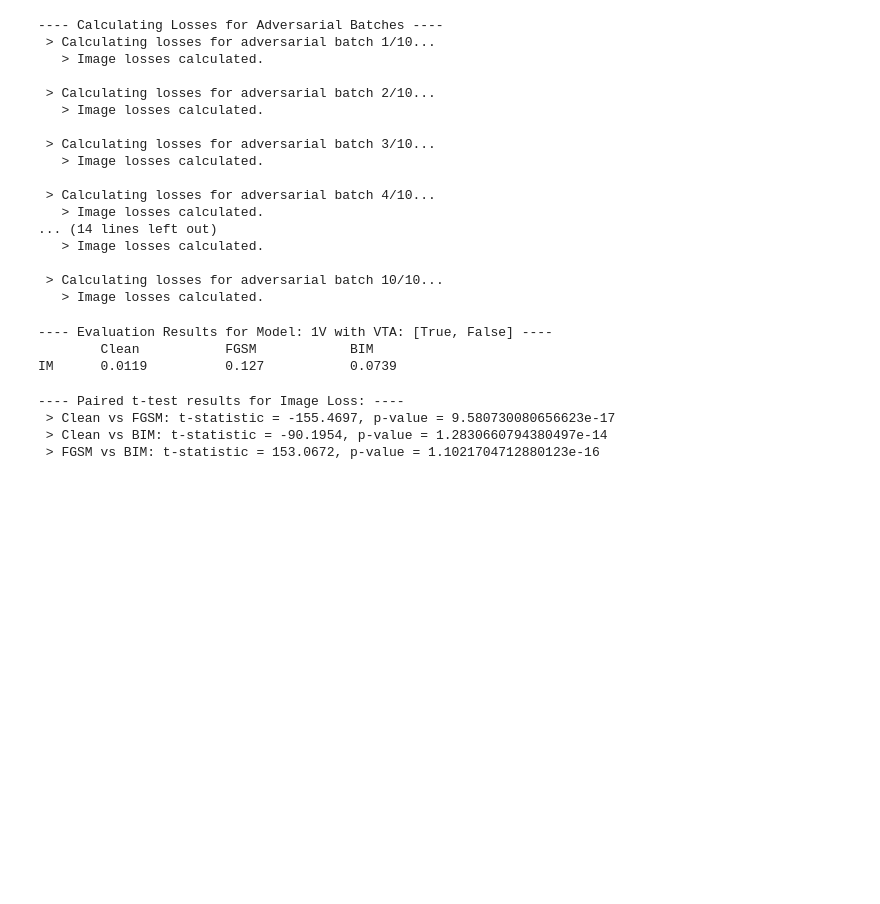
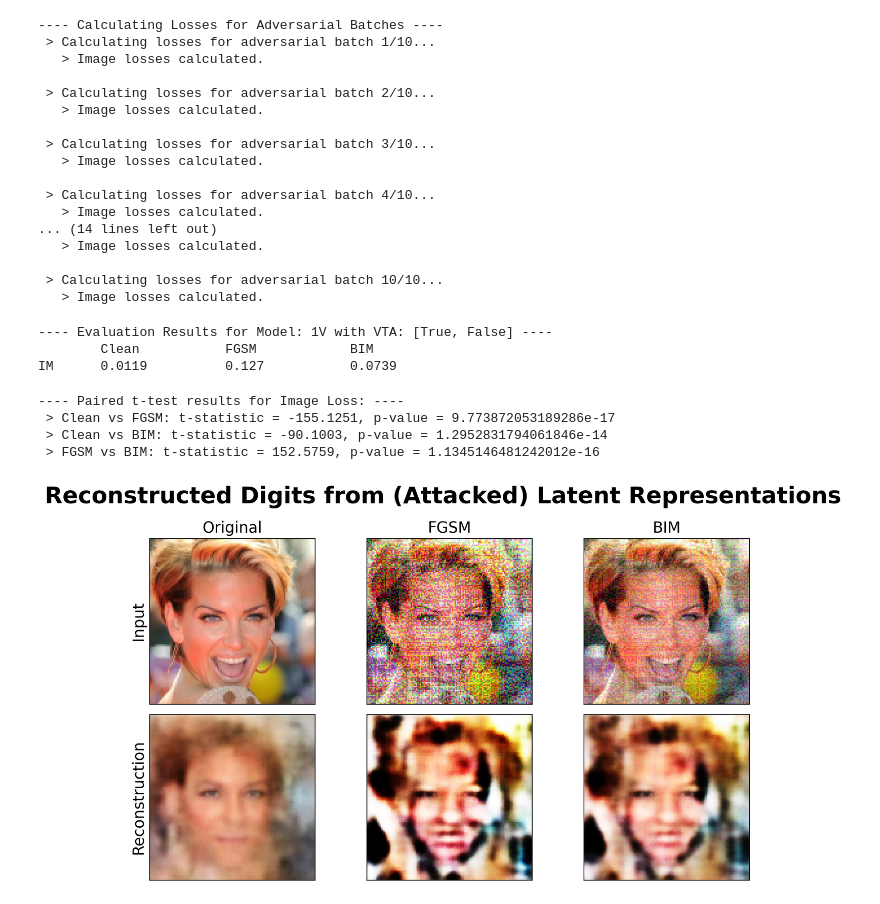
Before and after one commit to ClarysseArthur/VUB-MT-Development, a Jupyter notebook: Models/GenRKM-MMCelebHQ-V3/Attack-A.ipynb, the cells around one changed output. Cells and saved outputs as stored; diff of their text form; code cells hidden in the pictures; blank space fills up the shorter version.

```diff
--- a/Models/GenRKM-MMCelebHQ-V3/Attack-A.ipynb
+++ b/Models/GenRKM-MMCelebHQ-V3/Attack-A.ipynb
@@ -362,7 +362,7 @@ for i in range(i_val):
         adv_batch_fgsm_I, adv_batch_fgsm_S, _, _ = attack.create_adversarial_batch_fgsm(batch_im, batch_sk, batch_la, epsilon=epsilon)
         print(f'   > FGSM adversarial batch created.')
 
-        adv_batch_bim_I, adv_batch_bim_S, _, _ = attack.create_adversarial_batch_bim(batch_im, batch_sk, batch_la, epsilon=epsilon, alpha=0.1, num_iterations=10)
+        adv_batch_bim_I, adv_batch_bim_S, _, _ = attack.create_adversarial_batch_bim(batch_im, batch_sk, batch_la, epsilon=epsilon, alpha=0.1, num_iterations=20)
         print(f'   > BIM adversarial batch created.\n')
 
         adv_batches_fgsm_I.append(adv_batch_fgsm_I.cpu())
@@ -374,7 +374,7 @@ for i in range(i_val):
         adv_batch_fgsm_I, _ = attack.create_adversarial_batch_fgsm(batch_im, batch_sk, batch_la, epsilon=epsilon)
         print(f'   > FGSM adversarial batch created.')
 
-        adv_batch_bim_I, _ = attack.create_adversarial_batch_bim(batch_im, batch_sk, batch_la, epsilon=epsilon, alpha=0.1, num_iterations=10)
+        adv_batch_bim_I, _ = attack.create_adversarial_batch_bim(batch_im, batch_sk, batch_la, epsilon=epsilon, alpha=0.1, num_iterations=20)
         print(f'   > BIM adversarial batch created.\n')
 
         adv_batches_fgsm_I.append(adv_batch_fgsm_I.cpu())
@@ -384,7 +384,7 @@ for i in range(i_val):
         adv_batch_fgsm_S, _ = attack.create_adversarial_batch_fgsm(batch_im, batch_sk, batch_la, epsilon=epsilon)
         print(f'   > FGSM adversarial batch created.')
 
-        adv_batch_bim_S, _, = attack.create_adversarial_batch_bim(batch_im, batch_sk, batch_la, epsilon=epsilon, alpha=0.1, num_iterations=10)
+        adv_batch_bim_S, _, = attack.create_adversarial_batch_bim(batch_im, batch_sk, batch_la, epsilon=epsilon, alpha=0.1, num_iterations=20)
         print(f'   > BIM adversarial batch created.\n')
 
         adv_batches_fgsm_S.append(adv_batch_fgsm_S.cpu())
@@ -394,7 +394,7 @@ for i in range(i_val):
         adv_batch_fgsm_I, _ = attack.create_adversarial_batch_fgsm(batch_im, batch_sk, batch_la, epsilon=epsilon)
         print(f'   > FGSM adversarial batch created.')
 
-        adv_batch_bim_I, _ = attack.create_adversarial_batch_bim(batch_im, batch_sk, batch_la, epsilon=epsilon, alpha=0.1, num_iterations=10)
+        adv_batch_bim_I, _ = attack.create_adversarial_batch_bim(batch_im, batch_sk, batch_la, epsilon=epsilon, alpha=0.1, num_iterations=20)
         print(f'   > BIM adversarial batch created.\n')
 
         adv_batches_fgsm_I.append(adv_batch_fgsm_I.cpu())
@@ -654,9 +654,9 @@ print(f' > Clean vs BIM: t-statistic = {C_B_im_test.statistic:.4f}, p-value = {C
 print(f' > FGSM vs BIM: t-statistic = {F_B_im_test.statistic:.4f}, p-value = {F_B_im_test.pvalue}')
 # %% [output]
 ---- Paired t-test results for Image Loss: ----
- > Clean vs FGSM: t-statistic = -155.4697, p-value = 9.580730080656623e-17
- > Clean vs BIM: t-statistic = -90.1954, p-value = 1.2830660794380497e-14
- > FGSM vs BIM: t-statistic = 153.0672, p-value = 1.1021704712880123e-16
+ > Clean vs FGSM: t-statistic = -155.1251, p-value = 9.773872053189286e-17
+ > Clean vs BIM: t-statistic = -90.1003, p-value = 1.2952831794061846e-14
+ > FGSM vs BIM: t-statistic = 152.5759, p-value = 1.1345146481242012e-16
 # %%
 # # Save the losses to a CSV file
 # results_df = pd.DataFrame({
@@ -683,3 +683,36 @@ print(f' > FGSM vs BIM: t-statistic = {F_B_im_test.statistic:.4f}, p-value = {F_
 #     results_df.to_csv(results_file, mode='a', header=False, index=False)
 # else:
 #     results_df.to_csv(results_file, index=False)
+# %%
+fig, axes = plt.subplots(2, 3, figsize=(10, 6), dpi=300)
+
+# Row labels
+axes[0, 0].set_ylabel('Input', fontsize=16)
+axes[1, 0].set_ylabel('Reconstruction', fontsize=16)
+
+# Column titles
+axes[0, 0].set_title('Original', fontsize=16)
+axes[0, 1].set_title('FGSM', fontsize=16)
+axes[0, 2].set_title('BIM', fontsize=16)
+
+# Images
+axes[0, 0].imshow(all_data_im[0].permute(1, 2, 0).cpu().numpy())
+axes[0, 1].imshow(adv_batches_fgsm_I[0][0].permute(1, 2, 0).cpu().numpy())
+axes[0, 2].imshow(adv_batches_bim_I[0][0].permute(1, 2, 0).cpu().numpy())
+
+axes[1, 0].imshow(im_de_1V[0][0].permute(1, 2, 0).cpu().numpy())
+axes[1, 1].imshow(fgsm_xs_tilde[0][0].permute(1, 2, 0).cpu().numpy())
+axes[1, 2].imshow(bim_xs_tilde[0][0].permute(1, 2, 0).cpu().numpy())
+
+# Remove ticks, but keep y-axis titles
+for ax in axes.ravel():
+    ax.set_xticks([])
+    ax.set_yticks([])
+    ax.tick_params(left=False, bottom=False)
+
+plt.suptitle(f'Reconstructed Digits from (Attacked) Latent Representations', fontsize=24, fontweight='bold')
+plt.tight_layout()
+plt.savefig(f'./img/Attack-A-Visualization-{model}.png', bbox_inches='tight', dpi=300)
+plt.show()
+# %% [output]
+[figure, added]
```
Also changed, not shown: parts of 2 cells of this notebook, 37 other files.
